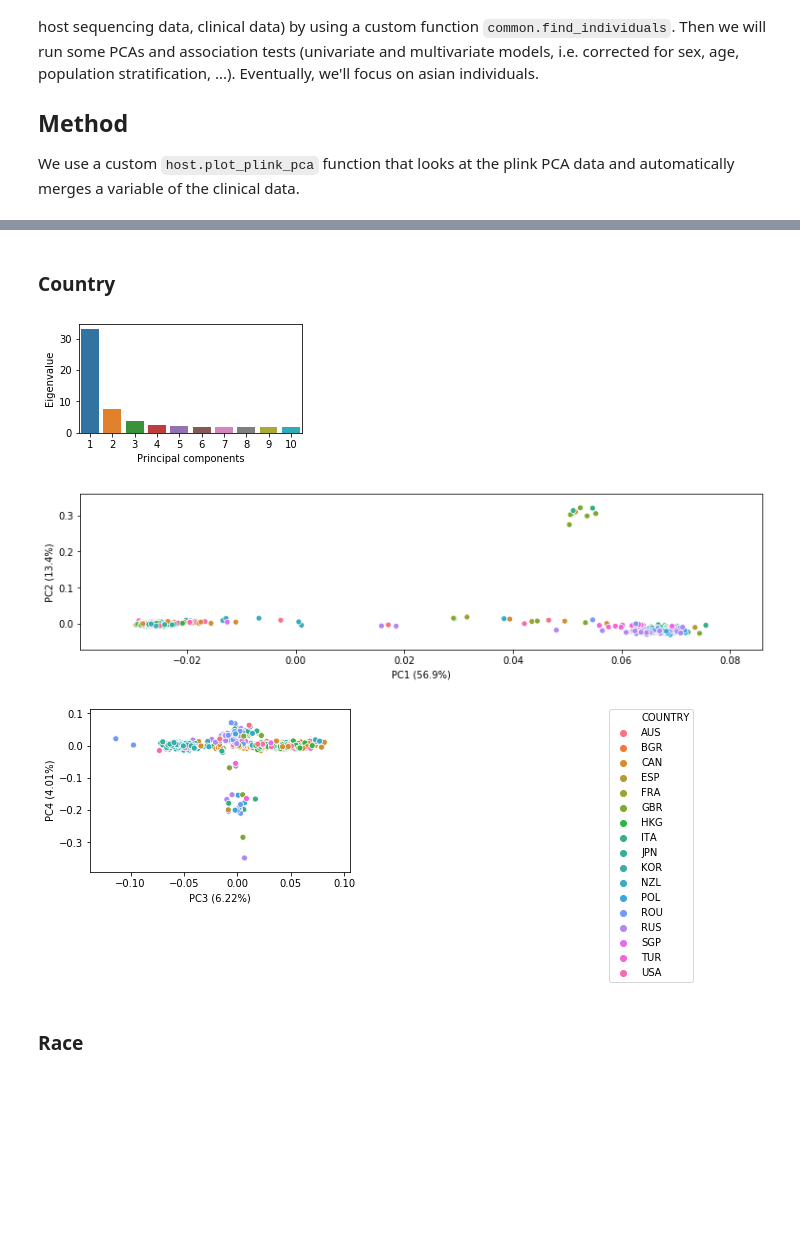
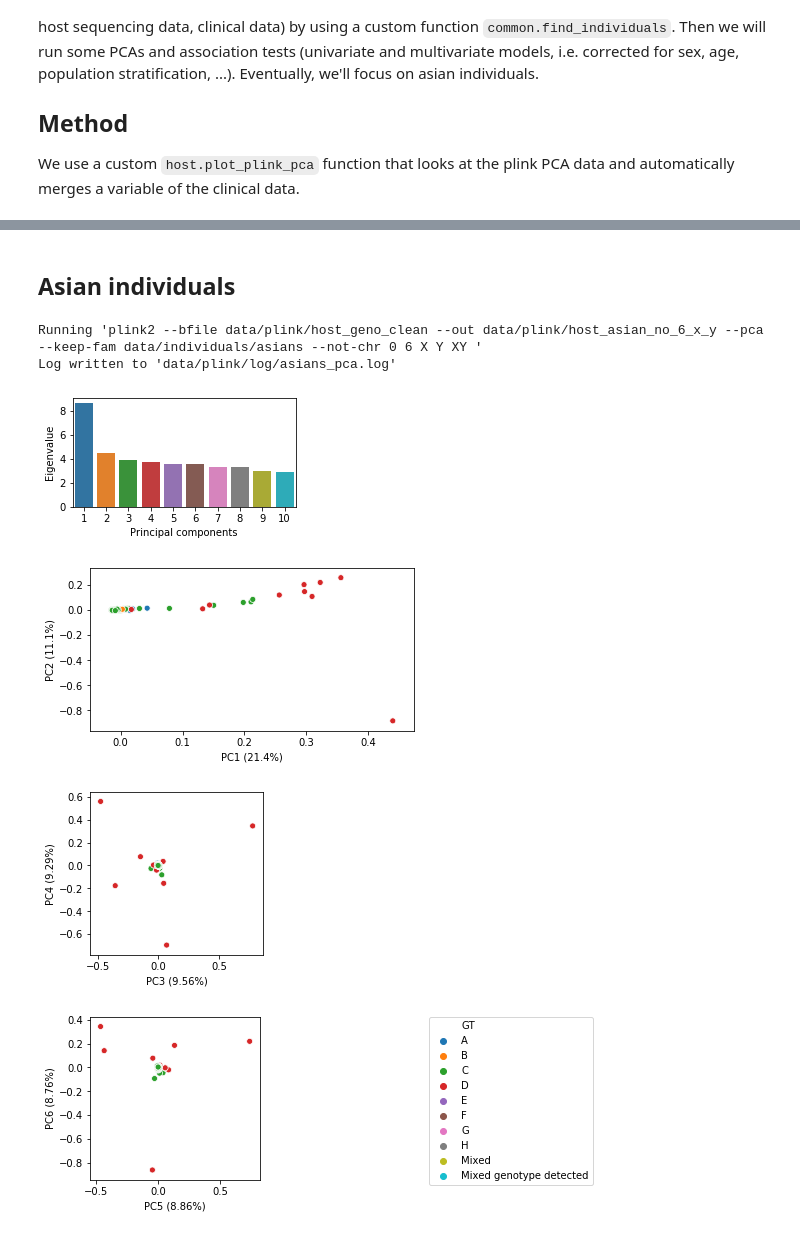
Before and after one commit to matthiaszeller/HBV, a Jupyter notebook: Host genotypes - Analysis.ipynb, the cells around one changed output, grey strips where cells are left out. Saved outputs shown, nothing was run; the diff lists cells and outputs as text; code cells hidden in the pictures; blank space fills up the shorter version.

```diff
--- a/Host genotypes - Analysis.ipynb
+++ b/Host genotypes - Analysis.ipynb
@@ -26,7 +31,7 @@ We use a custom `host.plot_plink_pca` function that looks at the plink PCA data
 
 We use the `--keep-fam <file>` command to keep individuals that are in all datasets.
 # %%
-host.run_plink("--pca --keep-fam " + setup.PATH_INTERSECTING_INDIVIDUALS,
+host.run_plink("--pca --keep-fam " + setup.PATH_INTERSECTING_INDIVIDUALS+" --not-chr 0 6 X Y XY",
                 file=setup.PATH_HOST_CLEAN_DATA, out=setup.PATH_HOST_CLEAN_DATA,
                 extension='eigenvec', log_name='host_pca');
 # %% [output]
@@ -45,11 +56,17 @@ host.plot_plink_pca(setup.PATH_HOST_CLEAN_DATA, n_pcs=4, hue_col='GT',
-# %% [markdown]
-### Country
+# %% [markdown]
+## Asian individuals
+# %%
+host.run_plink("--pca --keep-fam " + setup.PATH_INDIVIDUALS_ASIAN+" --not-chr 0 6 X Y XY",
+                file=setup.PATH_HOST_CLEAN_DATA, out=setup.PATH_HOST_CLEAN_ASIAN,
+                extension='eigenvec', log_name='asians_pca', force=True);
+# %% [output]
+Running 'plink2 --bfile data/plink/host_geno_clean --out data/plink/host_asian_no_6_x_y --pca --keep-fam data/individuals/asians --not-chr 0 6 X Y XY '
+Log written to 'data/plink/log/asians_pca.log'
 # %%
-host.plot_plink_pca(setup.PATH_HOST_CLEAN_DATA, n_pcs=4, hue_col='COUNTRY',
+host.plot_plink_pca(setup.PATH_HOST_CLEAN_ASIAN, n_pcs=6, hue_col='GT',
                    bbox_to_anchor=(2, 1))
 # %% [output]
-[figure, old version]
+[figure, new version]
-[figure, old version]
+[figure, new version]
-[figure, old version]
+[figure, new version]
+[figure, added]
-# %% [markdown]
-### Race
```
Also changed, not shown: parts of 13 cells of this notebook, 3 other files.
